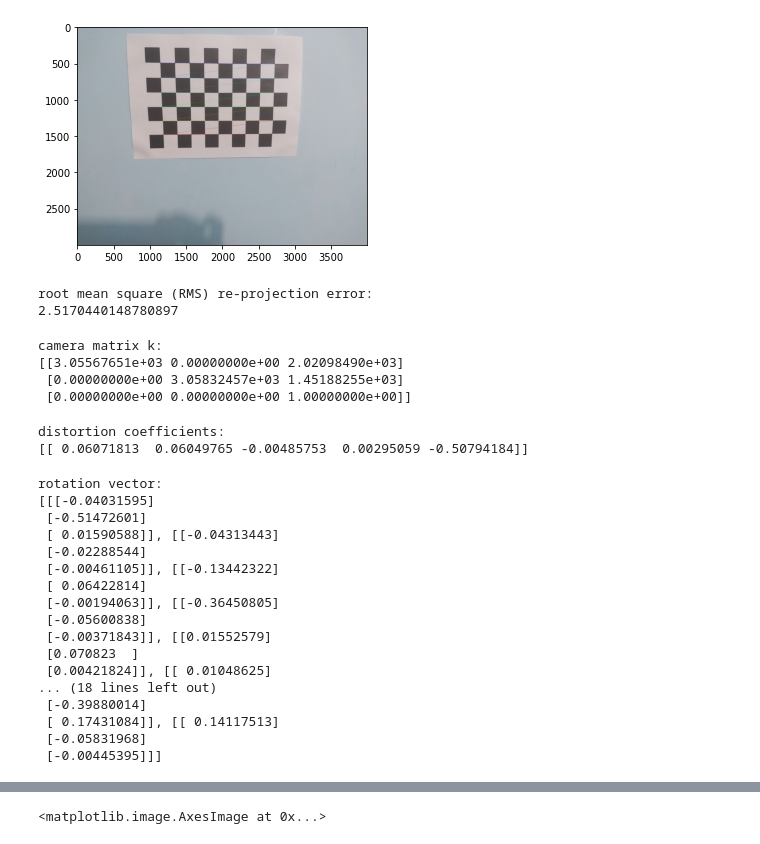
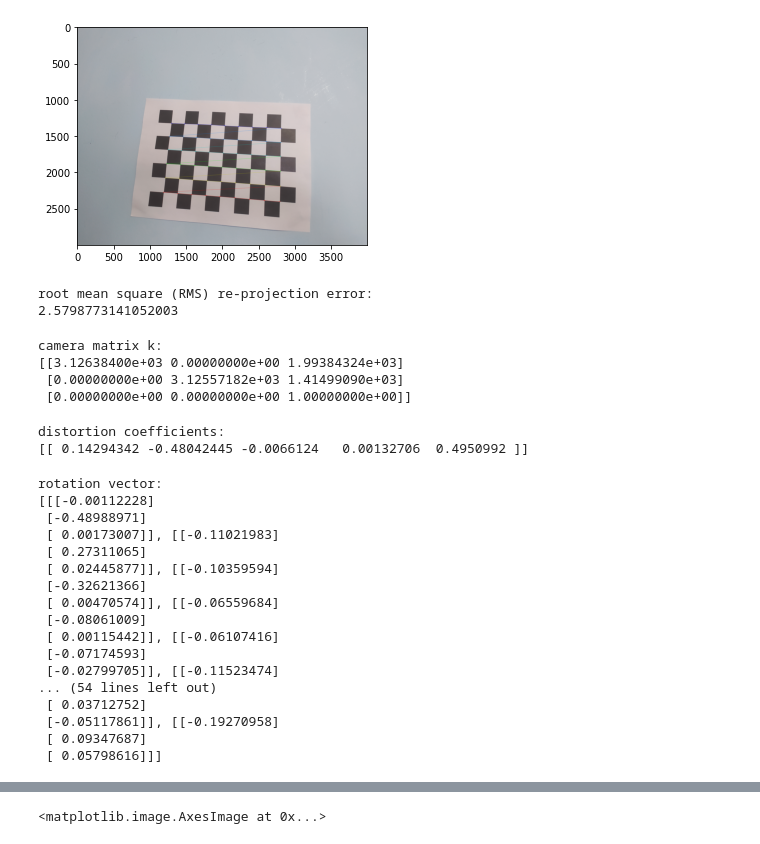
Before and after one commit to abelpinheiro/3D-reconstruction, a Jupyter notebook: CameraCalibration.ipynb, the cells around one changed output, grey strips where cells are left out. Cells and saved outputs as stored; diff of their text form; code cells hidden in the pictures.

Commit message:
Adição de novas imagens de calibração

```diff
--- a/CameraCalibration.ipynb
+++ b/CameraCalibration.ipynb
@@ -19,30 +19,30 @@ objp = np.zeros((np.prod(chessboard_size),3),dtype=np.float32)
 objp[:,:2] = np.mgrid[0:chessboard_size[0], 0:chessboard_size[1]].T.reshape(-1,2)
 # %%
 # USANDO UM CONJUNTO DE IMAGENS SEM A OPÇÃO DE CALIBRAÇÃO AUTOMATICA
-calibration_paths = glob.glob('./calibration_images/*')
+calibration_paths = glob.glob('./images/calibration_images/Fotos calibração 2/*')
 
 # Iteração nas imagens para encontrar a matriz intriseca
 for image_path in tqdm(calibration_paths):
     #fname = 'chessboard.jpg.jpg'
     img = cv2.imread(image_path)
     # Conversão para escala de cinza
     gray = cv2.cvtColor(img, cv2.COLOR_BGR2GRAY)
     # Método para achar as interseções do tabuleiro
     ret, corners = cv2.findChessboardCorners(gray, (nx, ny), None)
 
     # Se encontrado, desenhar os cantos da interseção
     if ret == True:
         # Desenhar e printar o tabuleiro com os cantos da interseção
         cv2.drawChessboardCorners(img, (nx, ny), corners, ret)
         plt.imshow(img)
         # Critério para aumentar precisão
         criteria = (cv2.TERM_CRITERIA_EPS + cv2.TERM_CRITERIA_MAX_ITER, 30, 0.001)
         # Refinamento da localização dos cantos por meio do critério.
         cv2.cornerSubPix(gray, corners, (5,5), (-1,-1), criteria)
         obj_points.append(objp)
         img_points.append(corners)
 # %% [output]
-[figure, old version]
+[figure, new version]
 # %%
 ret, K, dist, rvecs, tvecs = cv2.calibrateCamera(obj_points, img_points,gray.shape[::-1], None, None)
 # %%
@@ -50,42 +50,42 @@ print("root mean square (RMS) re-projection error:")
 print(ret)
 # %% [output]
 root mean square (RMS) re-projection error:
-2.5170440148780897
+2.5798773141052003
 # %%
 print("camera matrix k:")
 print(K)
 # %% [output]
 camera matrix k:
-[[3.05567651e+03 0.00000000e+00 2.02098490e+03]
- [0.00000000e+00 3.05832457e+03 1.45188255e+03]
+[[3.12638400e+03 0.00000000e+00 1.99384324e+03]
+ [0.00000000e+00 3.12557182e+03 1.41499090e+03]
  [0.00000000e+00 0.00000000e+00 1.00000000e+00]]
 # %%
 print("distortion coefficients: ")
 print(dist)
 # %% [output]
 distortion coefficients:
-[[ 0.06071813  0.06049765 -0.00485753  0.00295059 -0.50794184]]
+[[ 0.14294342 -0.48042445 -0.0066124   0.00132706  0.4950992 ]]
 # %%
 print("rotation vector:")
 print('[%s]' % ', '.join(map(str, rvecs)))
 # %% [output]
 rotation vector:
-[[[-0.04031595]
- [-0.51472601]
- [ 0.01590588]], [[-0.04313443]
- [-0.02288544]
- [-0.00461105]], [[-0.13442322]
- [ 0.06422814]
- [-0.00194063]], [[-0.36450805]
- [-0.05600838]
- [-0.00371843]], [[0.01552579]
- [0.070823  ]
- [0.00421824]], [[ 0.01048625]
-... (18 lines left out)
- [-0.39880014]
- [ 0.17431084]], [[ 0.14117513]
- [-0.05831968]
- [-0.00445395]]]
+[[[-0.00112228]
+ [-0.48988971]
+ [ 0.00173007]], [[-0.11021983]
+ [ 0.27311065]
+ [ 0.02445877]], [[-0.10359594]
+ [-0.32621366]
+ [ 0.00470574]], [[-0.06559684]
+ [-0.08061009]
+ [ 0.00115442]], [[-0.06107416]
+ [-0.07174593]
+ [-0.02799705]], [[-0.11523474]
+... (54 lines left out)
+ [ 0.03712752]
+ [-0.05117861]], [[-0.19270958]
+ [ 0.09347687]
+ [ 0.05798616]]]
 # %%
 print("translation vector: ")
 print('[%s]' % ', '.join(map(str, tvecs)))
```
Also changed, not shown: parts of 13 cells of this notebook, 50 other files.
